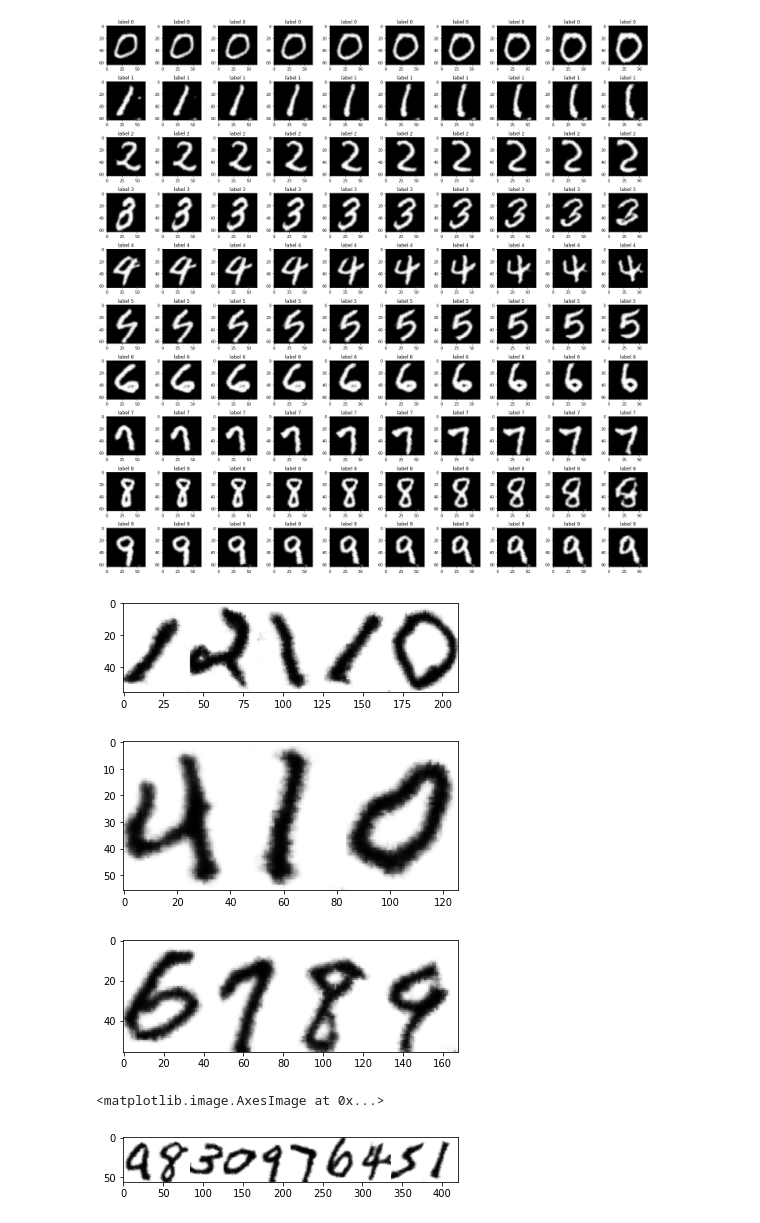
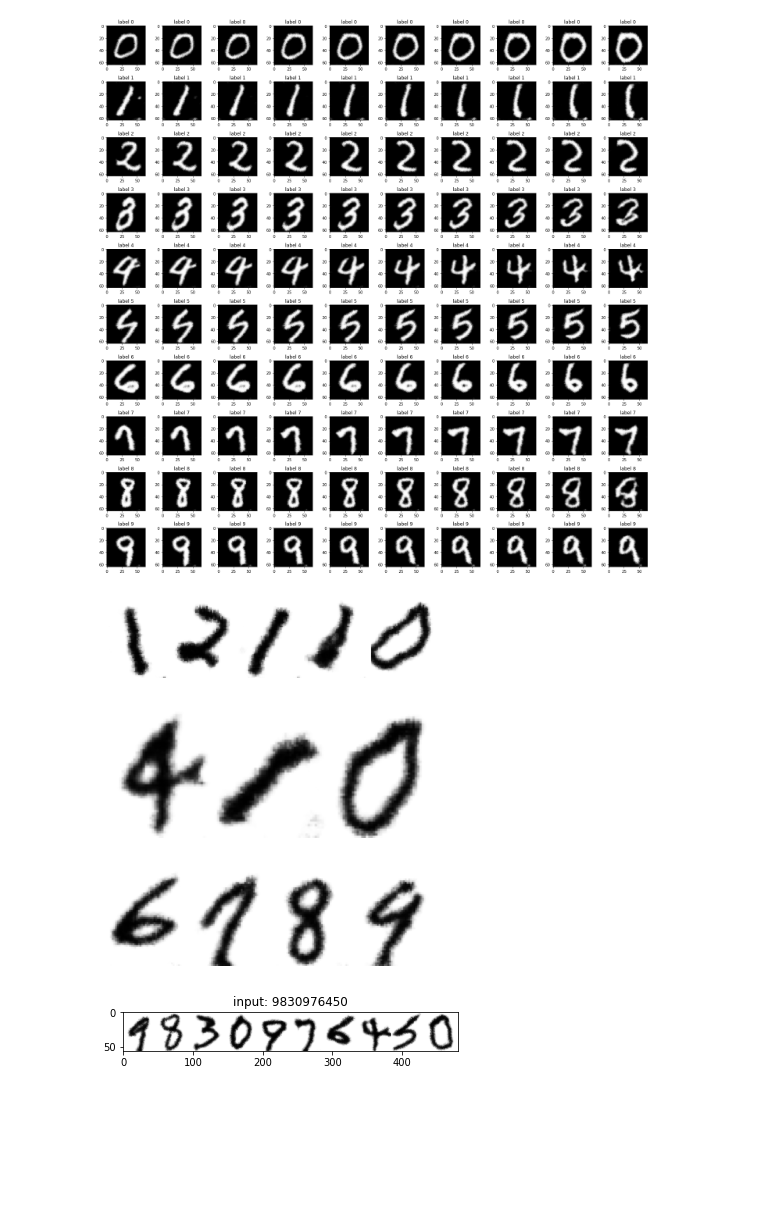
Before and after one commit to Mainakdeb/deceptive-digits, a Jupyter notebook: deceptive-digits.ipynb, the cells around one changed output. Cells and saved outputs as stored; diff of their text form; code cells hidden in the pictures; blank space fills up the shorter version.

Commit message:
set title for generated image

```diff
--- a/deceptive-digits.ipynb
+++ b/deceptive-digits.ipynb
@@ -472,23 +479,28 @@ for i in range(0,10):
 def generate_and_save_image_with_multiple_digits(digits):
   gen_list=[]
   for dig in str(digits):
-    gen_list.append(generate_digit_from_label(int(dig))[4:60, 13:55])
+    gen_list.append(generate_digit_from_label(int(dig))[4:60, 10:58])
   vis = np.concatenate((gen_list), axis=1)
   mimg.imsave("generated"+str(digits)+".png", vis)
   return(vis)
 # %%
 plt.imshow(255-generate_and_save_image_with_multiple_digits(12110), cmap='gray')
+plt.axis("off")
 plt.show()
 plt.imshow(255-generate_and_save_image_with_multiple_digits(410), cmap='gray')
+plt.axis("off")
 plt.show()
 plt.imshow(255-generate_and_save_image_with_multiple_digits(6789), cmap='gray')
+plt.axis("off")
 plt.show()
 # %% [output]
-[figure, old version]
+[figure, new version]
-[figure, old version]
+[figure, new version]
-[figure, old version]
+[figure, new version]
-# %%
-plt.imshow(255-generate_and_save_image_with_multiple_digits(9830976451), cmap='gray')
-# %% [output]
-<matplotlib.image.AxesImage at 0x...>
-[figure, removed]
+# %%
+d=9830976450
+plt.imshow(255-generate_and_save_image_with_multiple_digits(d), cmap='gray')
+plt.title("input: "+str(d))
+plt.show()
+# %% [output]
+[figure, added]
```
Also changed, not shown: parts of 2 cells of this notebook.
